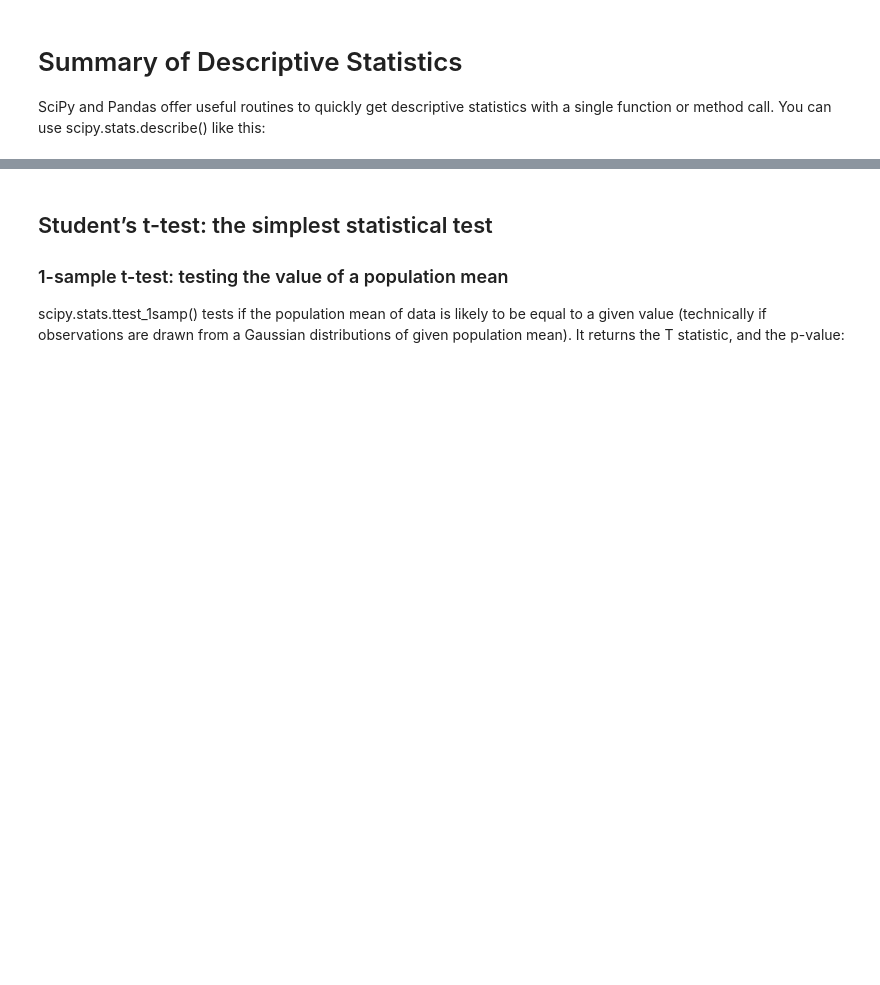
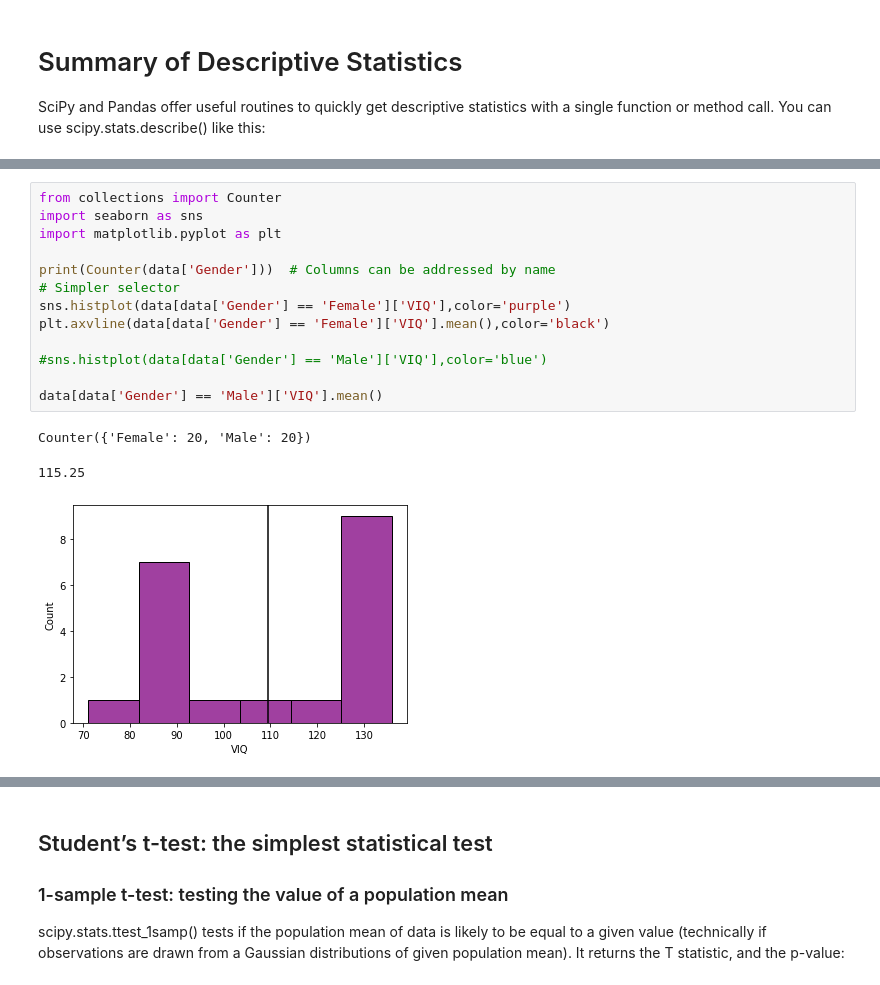
Before and after one commit to MMRES-PyBootcamp/MMRES-python-bootcamp2021, a Jupyter notebook: 07_scipy_stats.ipynb, the cells around one changed output, grey strips where cells are left out. Cells and saved outputs as stored; diff of their text form; blank space fills up the shorter version.

```diff
--- a/07_scipy_stats.ipynb
+++ b/07_scipy_stats.ipynb
@@ -118,0 +174,17 @@ data[data['Gender'] == 'Female']['VIQ'].mean()
+# %%
+from collections import Counter
+import seaborn as sns
+import matplotlib.pyplot as plt
+
+print(Counter(data['Gender']))  # Columns can be addressed by name
+# Simpler selector
+sns.histplot(data[data['Gender'] == 'Female']['VIQ'],color='purple')
+plt.axvline(data[data['Gender'] == 'Female']['VIQ'].mean(),color='black')
+
+#sns.histplot(data[data['Gender'] == 'Male']['VIQ'],color='blue')
+
+data[data['Gender'] == 'Male']['VIQ'].mean()
+# %% [output]
+Counter({'Female': 20, 'Male': 20})
+115.25
+[figure, added]
```
Also changed, not shown: parts of 33 cells of this notebook.
